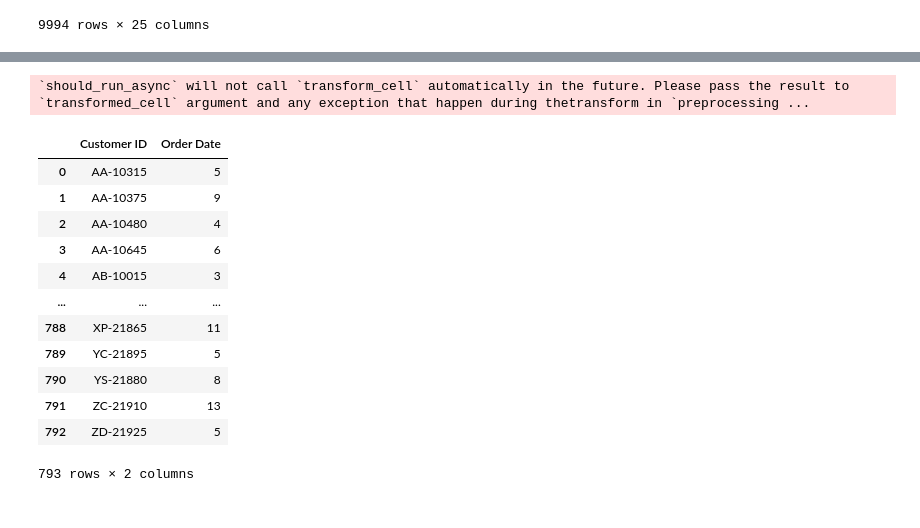
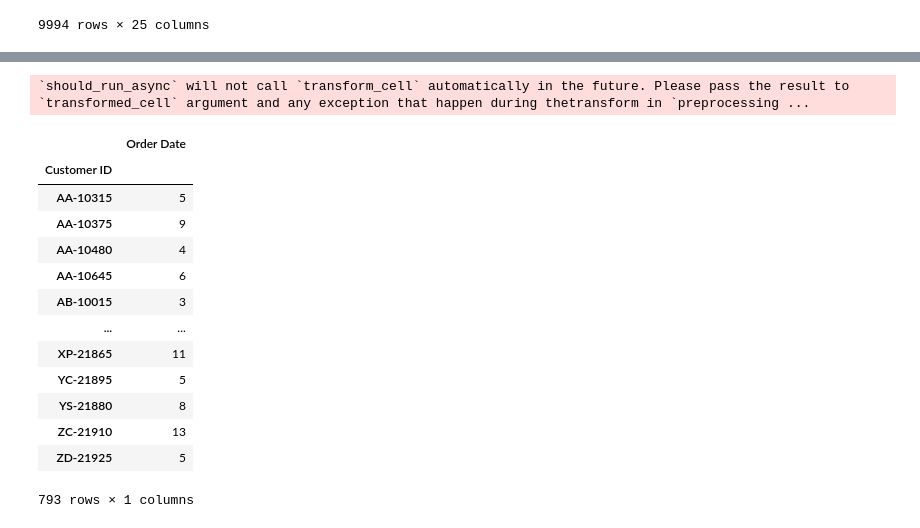
Before and after one commit to Krittapad12348/Superstore_Analysis, a Jupyter notebook: superstore_python.ipynb, the cells around one changed output, grey strips where cells are left out. Drawn from its saved outputs; the diff is of its cells as text; code cells hidden in the pictures.

```diff
--- a/superstore_python.ipynb
+++ b/superstore_python.ipynb
@@ -1067,21 +1082,22 @@ cust
 # %%
 cust2 = ss.groupby('Customer ID')['Order Date'].nunique()
-cust2 = pd.DataFrame(cust2).reset_index()
+cust2 = pd.DataFrame(cust2)
 cust2
 # %% [output]
 `should_run_async` will not call `transform_cell` automatically in the future. Please pass the result to `transformed_cell` argument and any exception that happen during thetransform in `preprocessing ...
-|  | Customer ID | Order Date |
-| 0 | AA-10315 | 5 |
-| 1 | AA-10375 | 9 |
-| 2 | AA-10480 | 4 |
-| 3 | AA-10645 | 6 |
-| 4 | AB-10015 | 3 |
-| ... | ... | ... |
-| 788 | XP-21865 | 11 |
-| 789 | YC-21895 | 5 |
-| 790 | YS-21880 | 8 |
-| 791 | ZC-21910 | 13 |
-| 792 | ZD-21925 | 5 |
+|  | Order Date |
+| Customer ID |  |
+| AA-10315 | 5 |
+| AA-10375 | 9 |
+| AA-10480 | 4 |
+| AA-10645 | 6 |
+| AB-10015 | 3 |
+| ... | ... |
+| XP-21865 | 11 |
+| YC-21895 | 5 |
+| YS-21880 | 8 |
+| ZC-21910 | 13 |
+| ZD-21925 | 5 |
-793 rows × 2 columns
+793 rows × 1 columns
 # %%
 cust3 = ss.groupby('Customer ID')['Sales'].sum()
```
Also changed, not shown: parts of 10 cells of this notebook.
